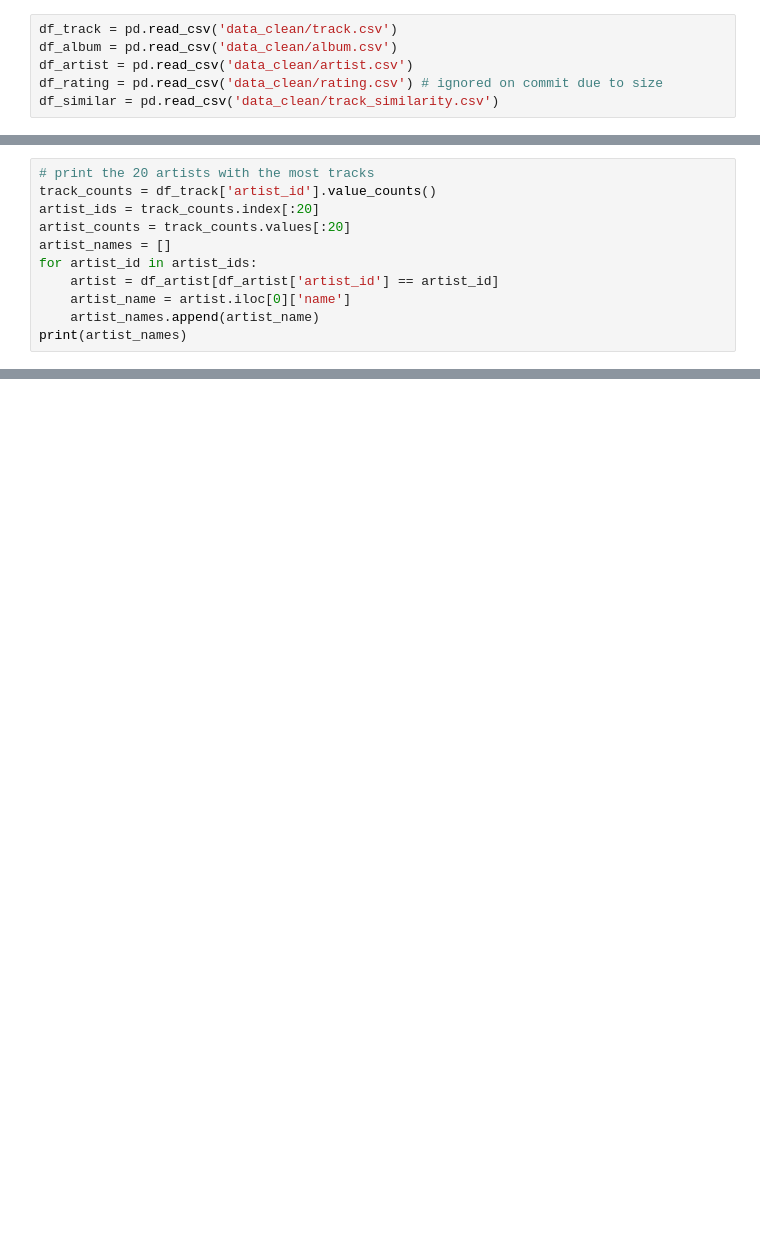
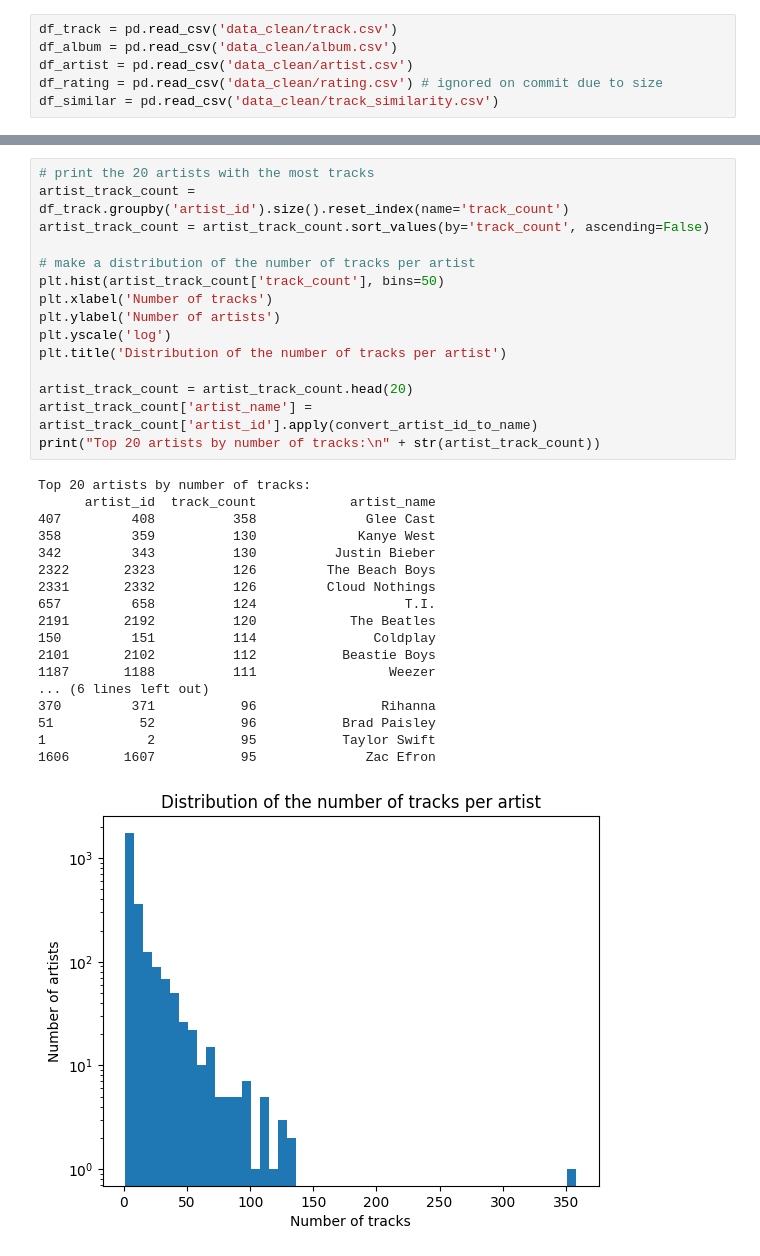
Before and after one commit to m21ark/s_music, a Jupyter notebook: explore.ipynb, the cells around one changed output, grey strips where cells are left out. Cells and saved outputs as stored; diff of their text form; blank space fills up the shorter version.

```diff
--- a/explore.ipynb
+++ b/explore.ipynb
@@ -52,11 +16,0 @@ Name: name, dtype: object
-# %%
-# print the 20 artists with the most tracks
-track_counts = df_track['artist_id'].value_counts()
-artist_ids = track_counts.index[:20]
-artist_counts = track_counts.values[:20]
-artist_names = []
-for artist_id in artist_ids:
-    artist = df_artist[df_artist['artist_id'] == artist_id]
-    artist_name = artist.iloc[0]['name']
-    artist_names.append(artist_name)
-print(artist_names)
@@ -111,0 +122,34 @@ There seems to be a problem with the albums... only 1989, Red and Taylor Swift a
+# %%
+# print the 20 artists with the most tracks
+artist_track_count = df_track.groupby('artist_id').size().reset_index(name='track_count')
+artist_track_count = artist_track_count.sort_values(by='track_count', ascending=False)
+
+# make a distribution of the number of tracks per artist
+plt.hist(artist_track_count['track_count'], bins=50)
+plt.xlabel('Number of tracks')
+plt.ylabel('Number of artists')
+plt.yscale('log')
+plt.title('Distribution of the number of tracks per artist')
+
+artist_track_count = artist_track_count.head(20)
+artist_track_count['artist_name'] = artist_track_count['artist_id'].apply(convert_artist_id_to_name)
+print("Top 20 artists by number of tracks:\n" + str(artist_track_count))
+# %% [output]
+Top 20 artists by number of tracks:
+      artist_id  track_count            artist_name
+407         408          358              Glee Cast
+358         359          130             Kanye West
+342         343          130          Justin Bieber
+2322       2323          126         The Beach Boys
+2331       2332          126         Cloud Nothings
+657         658          124                   T.I.
+2191       2192          120            The Beatles
+150         151          114               Coldplay
+2101       2102          112           Beastie Boys
+1187       1188          111                 Weezer
+... (6 lines left out)
+370         371           96                Rihanna
+51           52           96           Brad Paisley
+1             2           95           Taylor Swift
+1606       1607           95              Zac Efron
+[figure, added]
```
Also changed, not shown: parts of 18 cells of this notebook.
